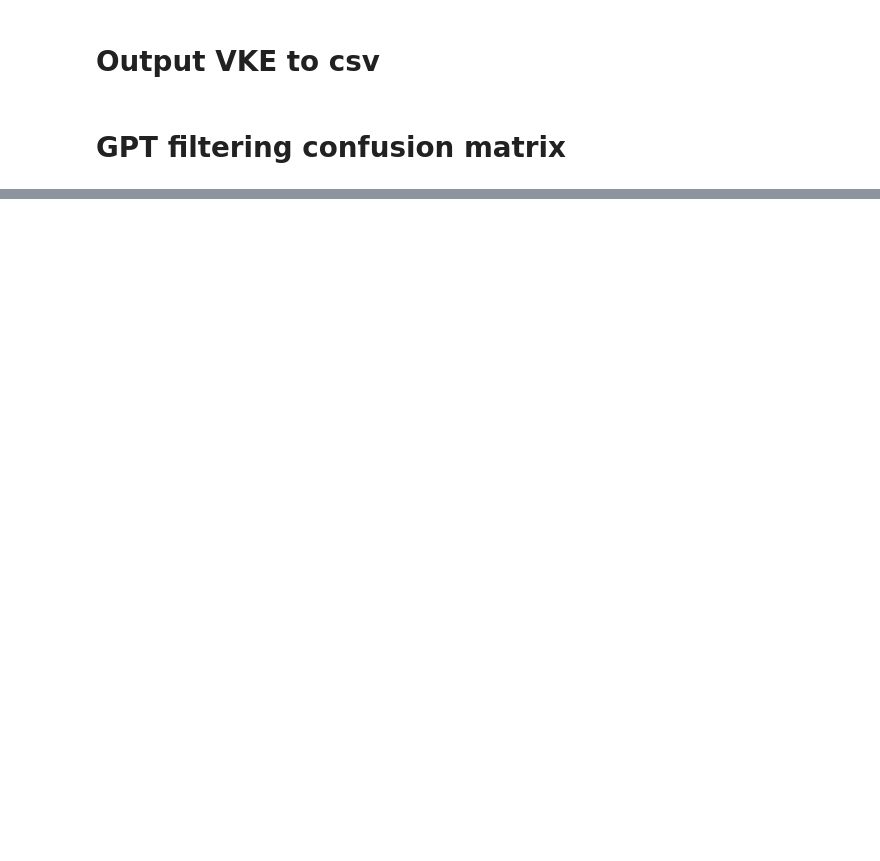
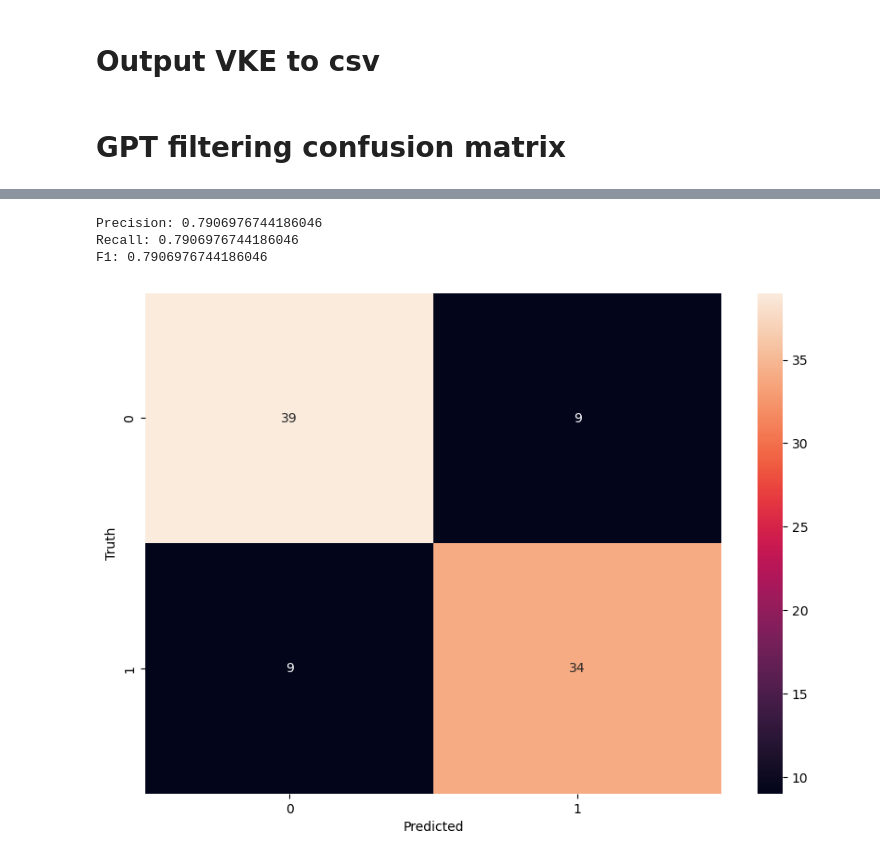
Before and after one commit to shanw25/YT1B-Analysis, a Jupyter notebook: src/result-analysis/good-bad-label-analysis.ipynb, the cells around one changed output, grey strips where cells are left out. Cells and saved outputs as stored; diff of their text form; code cells hidden in the pictures; blank space fills up the shorter version.

```diff
--- a/src/result-analysis/good-bad-label-analysis.ipynb
+++ b/src/result-analysis/good-bad-label-analysis.ipynb
@@ -245,0 +351,16 @@ len(raw_visual_nonvisual)
+# %%
+with open(csv_file_path, 'r') as f:
+    reader = csv.DictReader(f)
+    data = list(reader)
+
+for i in [0.1, 0.2, 0.3, 0.4, 0.5, 0.6, 0.7, 0.8]:
+    for row in data:
+        if float(row['visual VKE ratio']) >= i:  # replace 'third_column_name' with the name of your third column
+            row[f'>={i}'] = 'T'  # replace 'fourth_column_name' with the name of your fourth column
+        else:
+            row[f'>={i}'] = 'F'  # replace 'fourth_column_name' with the name of your fourth column
+
+    with open(csv_file_path, 'w', newline='') as f:
+        writer = csv.DictWriter(f, fieldnames=data[0].keys())
+        writer.writeheader()
+        writer.writerows(data)
@@ -245,0 +369,64 @@ len(raw_visual_nonvisual)
+# %%
+with open(csv_file_path, 'r') as f:
+    reader = csv.reader(f)
+    data = list(reader)
+
+f1_scores = []
+precisions = []
+recalls = []
+
+for i in range(3,12):
+    # Filter out rows where the third column is 'N'
+    data = [row for row in data if row[1] != 'N']
+
+    # Extract the third and fifth columns
+    y_true = [row[1] for row in data]
+    y_pred = [row[i] for row in data]
+    y_true = y_true[1:]
+    y_pred = y_pred[1:]
+
+    # Calculate precision and recall
+    precision = precision_score(y_true, y_pred, pos_label='T')
+    recall = recall_score(y_true, y_pred, pos_label='T')
+    f1 = f1_score(y_true, y_pred, pos_label='T')
+
+    f1_scores.append(f1)
+    precisions.append(precision)
+    recalls.append(recall)
+    if i == 6:
+        cm = confusion_matrix(y_true, y_pred)
+        # Draw confusion matrix
+        plt.figure(figsize=(10,7))
+        sns.heatmap(cm, annot=True)
+        plt.xlabel('Predicted')
+        plt.ylabel('Truth')
+        print(f'Precision: {precision}')
+        print(f'Recall: {recall}')
+        print(f'F1: {f1}')
+plt.figure(figsize=(10,7))
+plt.plot(range(1, 10), f1_scores, label='F1 Score')
+plt.plot(range(1, 10), precisions, label='Precision')
+plt.plot(range(1, 10), recalls, label='Recall')
+plt.xlabel('Visual VKE Count Threshold')
+plt.ylabel('Score')
+plt.legend()
+plt.show()
+
+    # # Calculate confusion matrix
+    # cm = confusion_matrix(y_true, y_pred)
+
+    # # Print precision and recall
+    # print(f'Precision: {precision}')
+    # print(f'Recall: {recall}')
+    # print(f'F1: {f1}')
+
+    # # Draw confusion matrix
+    # plt.figure(figsize=(10,7))
+    # sns.heatmap(cm, annot=True)
+    # plt.xlabel('Predicted')
+    # plt.ylabel('Truth')
+# %% [output]
+Precision: 0.7906976744186046
+Recall: 0.7906976744186046
+F1: 0.7906976744186046
+[figure, added]
```
Also changed, not shown: parts of 25 cells of this notebook, 6 other files.
